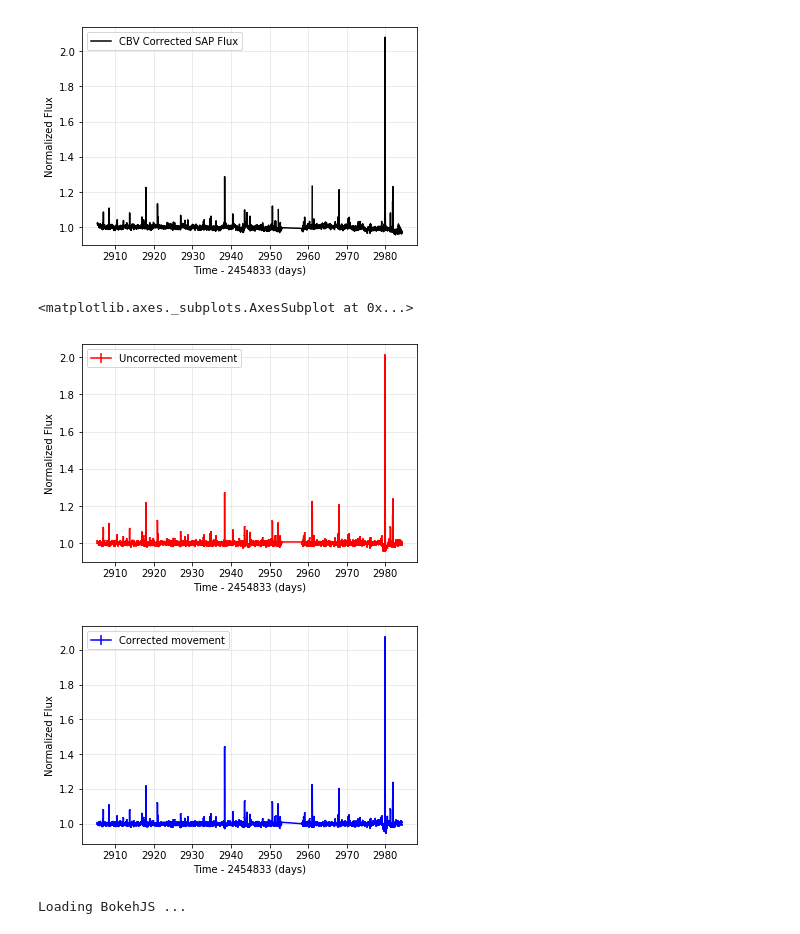
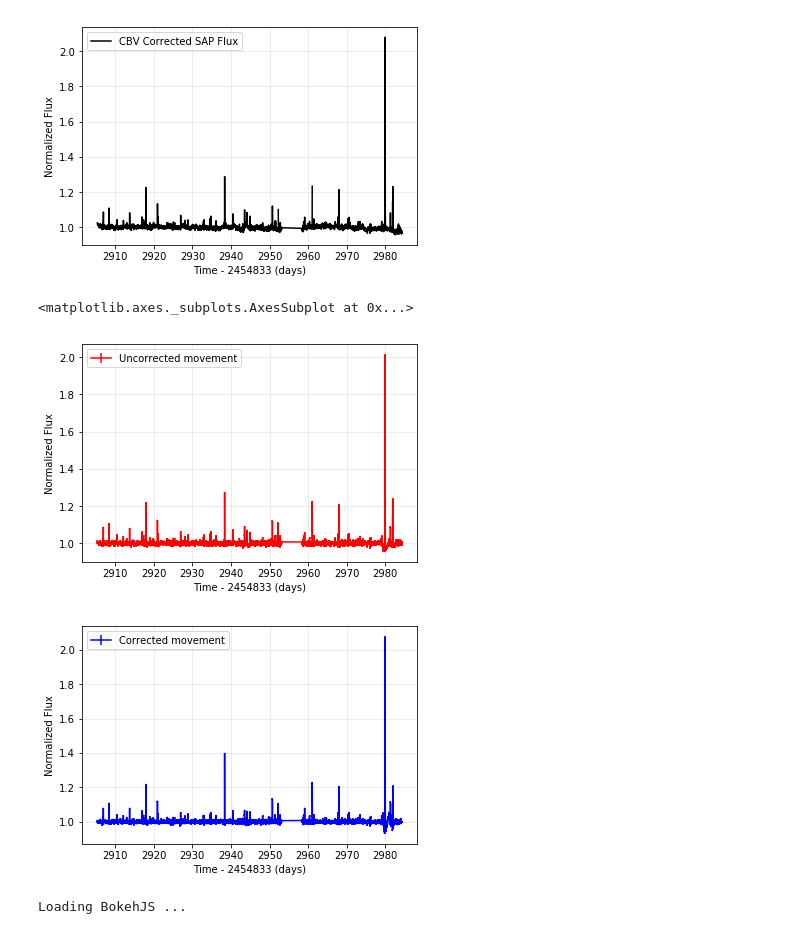
Before and after one commit to dennisafa/k2Flares, a Jupyter notebook: Trappist 1.ipynb, the cells around one changed output. Saved outputs shown, nothing was run; the diff lists cells and outputs as text; code cells hidden in the pictures.

```diff
--- a/Trappist 1.ipynb
+++ b/Trappist 1.ipynb
@@ -49,13 +49,13 @@ INFO: Found cached file ./mastDownload/K2/ktwo200164267-c12_lc/ktwo200164267-c12
 # %%
 lc_pds = lcf.PDCSAP_FLUX
 lc_pds = cleanLCF(lc_pds)
-corrLC = lc_pds.correct(windows = 20)
+corrLC = lc_pds.correct(windows = 30)
 lc_pds.plot(color = 'red', label = 'Uncorrected movement')
 corrLC.plot(color = 'blue', label = 'Corrected movement')
 # %% [output]
 <matplotlib.axes._subplots.AxesSubplot at 0x...>
 [figure]
-[figure, old version]
+[figure, new version]
 # %%
 tpf.interact(lc = corrLC) #interact GUI for the movement corrected LC
 # %% [output]
```
